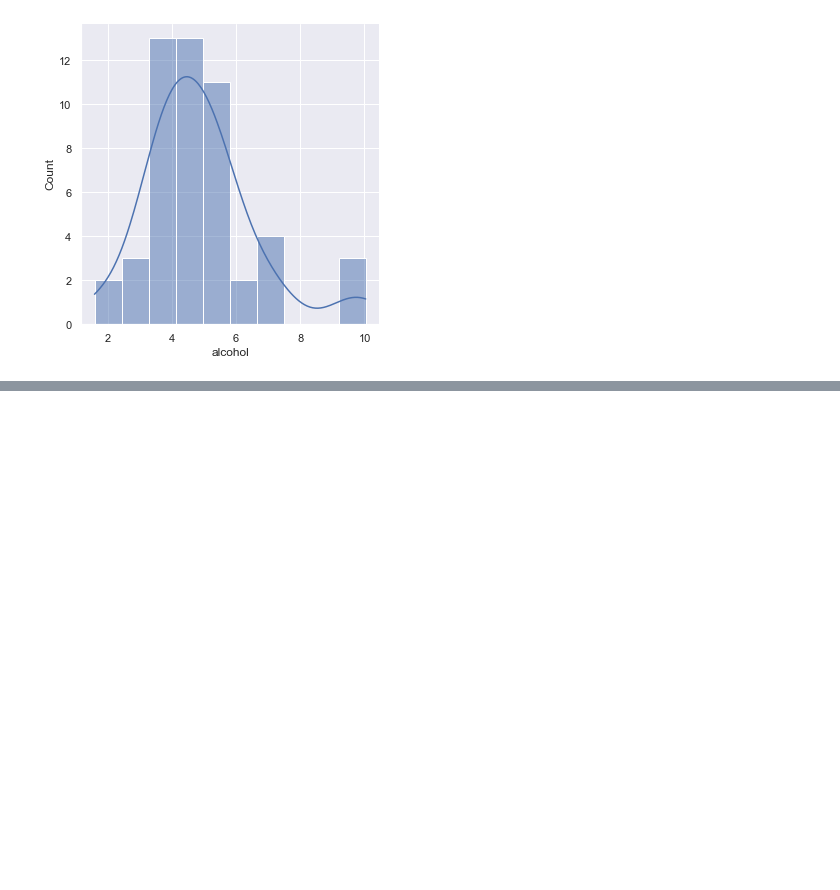
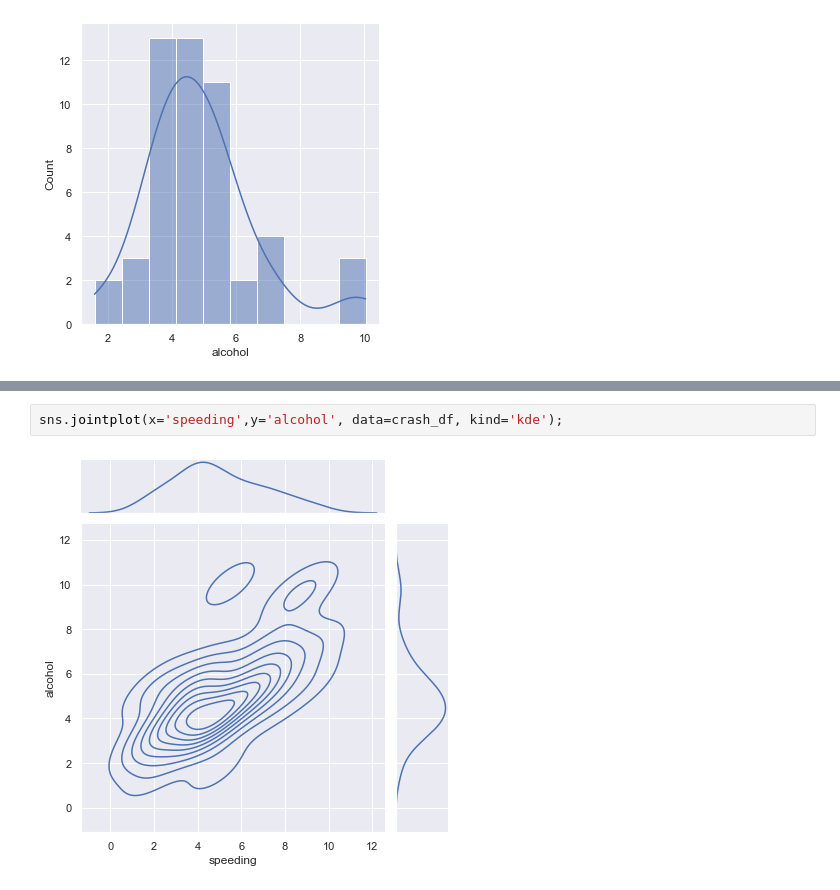
Before and after one commit to muhammad-ahsan/openDS, a Jupyter notebook: Data Visualization/Seaborn Tutorial.ipynb, the cells around one changed output, grey strips where cells are left out. Saved outputs shown, nothing was run; the diff lists cells and outputs as text; blank space fills up the shorter version.

```diff
--- a/Data Visualization/Seaborn Tutorial.ipynb
+++ b/Data Visualization/Seaborn Tutorial.ipynb
@@ -24,0 +29,4 @@ sns.displot(crash_df['alcohol'],kde=True, bins=10 );
+# %%
+sns.jointplot(x='speeding',y='alcohol', data=crash_df, kind='kde');
+# %% [output]
+[figure, added]
```
Also changed, not shown: parts of 48 cells of this notebook.
